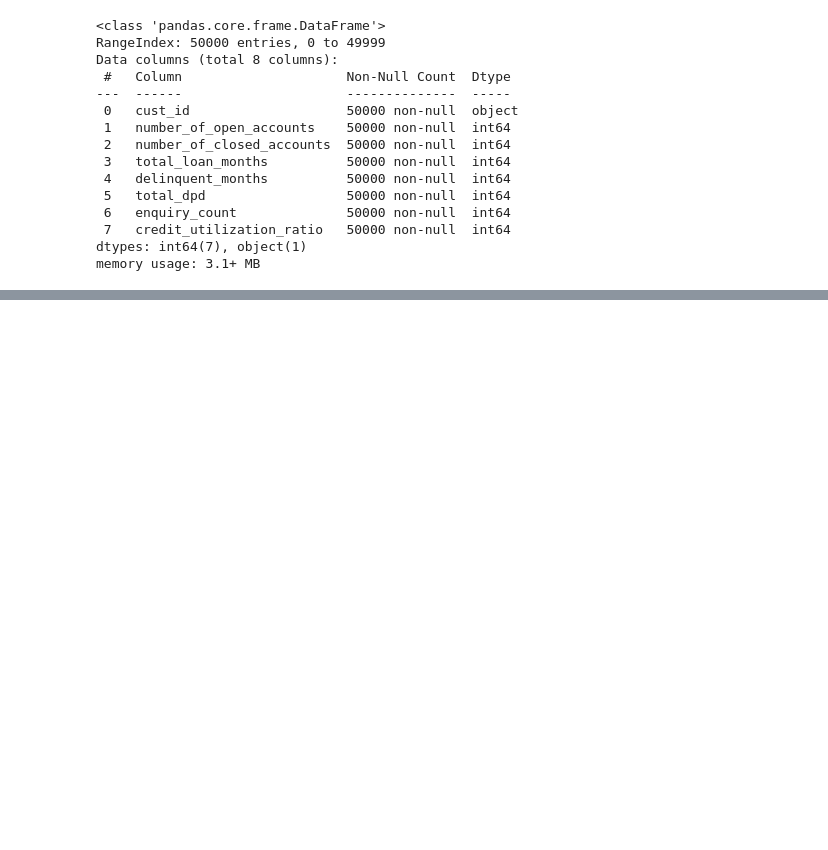
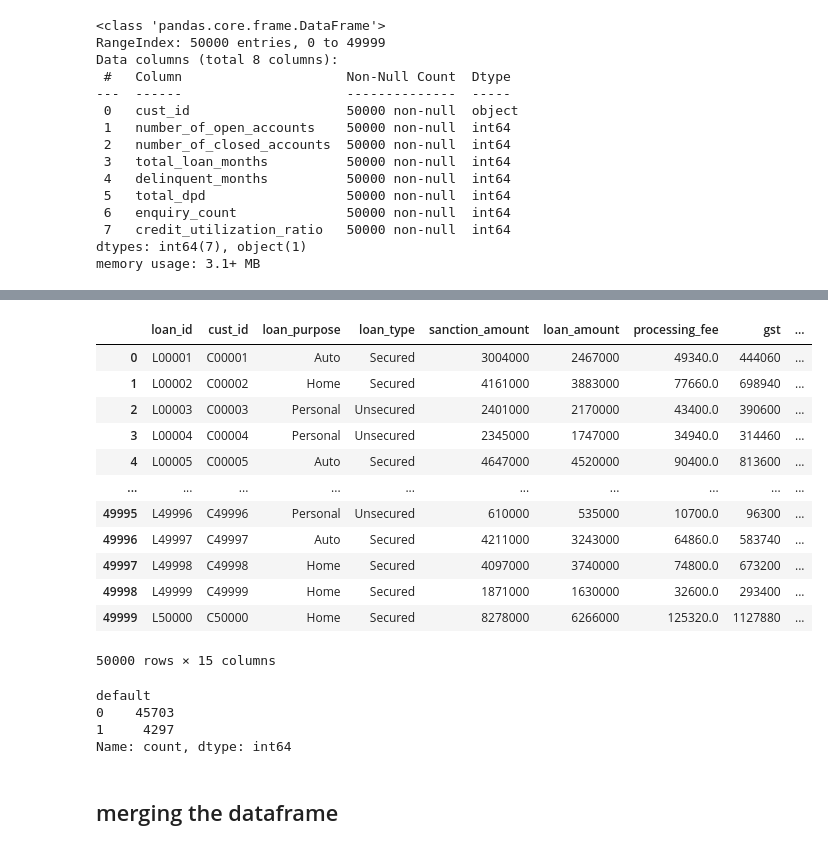
Before and after one commit to ayush-singhgit/Credit_risk_score, a Jupyter notebook: DataSet_processing.ipynb, the cells around one changed output, grey strips where cells are left out. Cells and saved outputs as stored; diff of their text form; code cells hidden in the pictures; blank space fills up the shorter version.

```diff
--- a/DataSet_processing.ipynb
+++ b/DataSet_processing.ipynb
@@ -7,6 +8,8 @@ import seaborn as sns
 bureau=pd.read_csv('bureau_data.csv')
 customers=pd.read_csv('customers.csv')
 loans=pd.read_csv('loans.csv')
+# %%
+pd.set_option('display.float_format', lambda x: '%.2f' % x)
 # %%
 bureau
 # %% [output]
@@ -302,0 +317,26 @@ memory usage: 3.1+ MB
+# %%
+loans['default']=loans['default'].astype(int)
+loans
+# %% [output]
+|  | loan_id | cust_id | loan_purpose | loan_type | sanction_amount | loan_amount | processing_fee | gst | ... |
+| 0 | L00001 | C00001 | Auto | Secured | 3004000 | 2467000 | 49340.0 | 444060 | ... |
+| 1 | L00002 | C00002 | Home | Secured | 4161000 | 3883000 | 77660.0 | 698940 | ... |
+| 2 | L00003 | C00003 | Personal | Unsecured | 2401000 | 2170000 | 43400.0 | 390600 | ... |
+| 3 | L00004 | C00004 | Personal | Unsecured | 2345000 | 1747000 | 34940.0 | 314460 | ... |
+| 4 | L00005 | C00005 | Auto | Secured | 4647000 | 4520000 | 90400.0 | 813600 | ... |
+| ... | ... | ... | ... | ... | ... | ... | ... | ... | ... |
+| 49995 | L49996 | C49996 | Personal | Unsecured | 610000 | 535000 | 10700.0 | 96300 | ... |
+| 49996 | L49997 | C49997 | Auto | Secured | 4211000 | 3243000 | 64860.0 | 583740 | ... |
+| 49997 | L49998 | C49998 | Home | Secured | 4097000 | 3740000 | 74800.0 | 673200 | ... |
+| 49998 | L49999 | C49999 | Home | Secured | 1871000 | 1630000 | 32600.0 | 293400 | ... |
+| 49999 | L50000 | C50000 | Home | Secured | 8278000 | 6266000 | 125320.0 | 1127880 | ... |
+50000 rows × 15 columns
+# %%
+loans['default'].value_counts()
+# %% [output]
+default
+0    45703
+1     4297
+Name: count, dtype: int64
+# %% [markdown]
+## merging the dataframe
```
Also changed, not shown: parts of 27 cells of this notebook.
